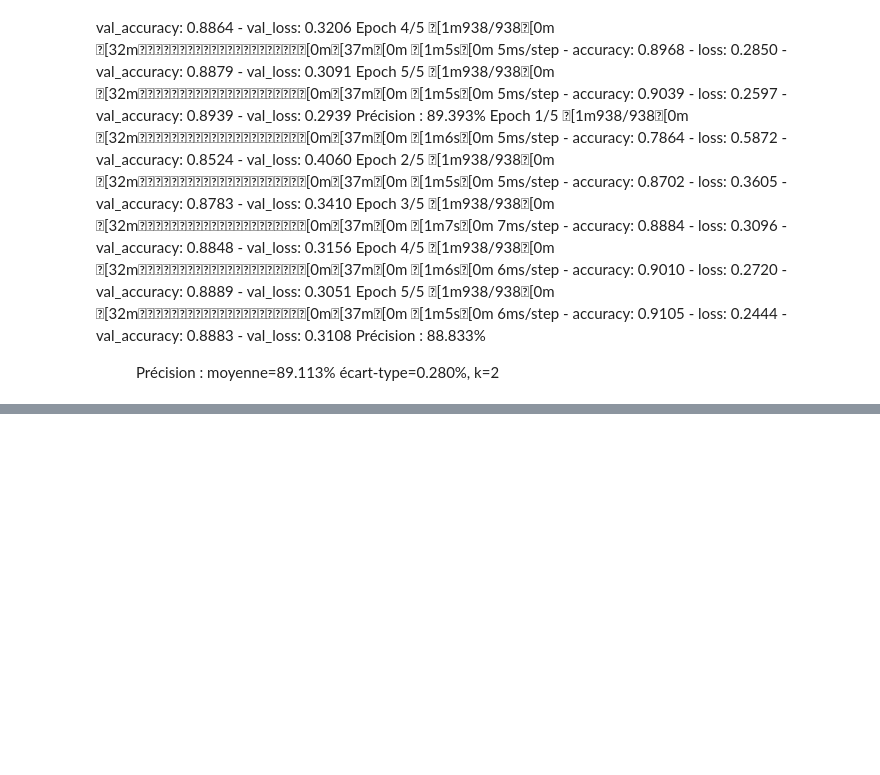
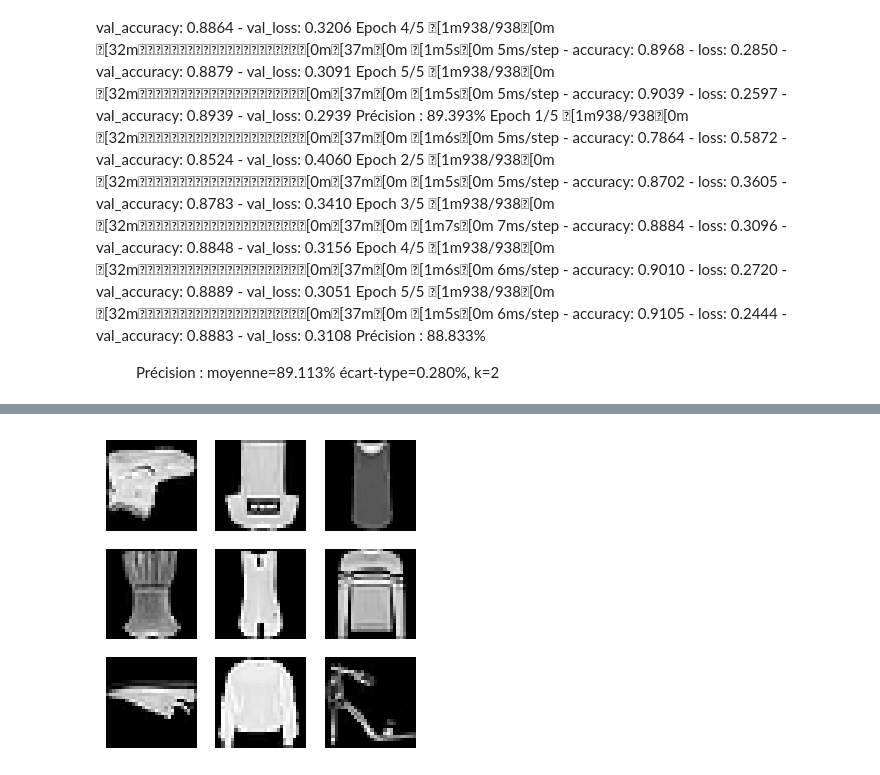
Before and after one commit to 3nd3rh3o/deeplearning-TER, a Jupyter notebook: TER/phaseI/C1-LV.ipynb, the cells around one changed output, grey strips where cells are left out. Drawn from its saved outputs; the diff is of its cells as text; code cells hidden in the pictures; blank space fills up the shorter version.

```diff
--- a/TER/phaseI/C1-LV.ipynb
+++ b/TER/phaseI/C1-LV.ipynb
@@ -544,0 +705,22 @@ Précision : moyenne=89.113% écart-type=0.280%, k=2
+# %%
+X_train, y_train, X_test, y_test = load_dataset()
+# nettoyage et normalisation des données
+X_train, X_test = clean_data(X_train, X_test)
+# %%
+# ImageDataGenerator avec flip horizontal et vertical
+datagen = ImageDataGenerator(horizontal_flip=True, vertical_flip=True)
+
+for X_batch, y_batch in datagen.flow(X_train, y_train,
+                                     batch_size=9, shuffle=False):
+    fig, ax = plt.subplots(3, 3, sharex=True, sharey=True, figsize=(4, 4))
+
+    for i in range(3):
+        for j in range(3):
+            ax[i][j].imshow(X_batch[i * 3 + j].reshape(28, 28),
+                            cmap=plt.get_cmap("gray"))
+            ax[i][j].axis('off')
+
+    plt.show()
+    break
+# %% [output]
+[figure, added]
```
Also changed, not shown: parts of 48 cells of this notebook.
